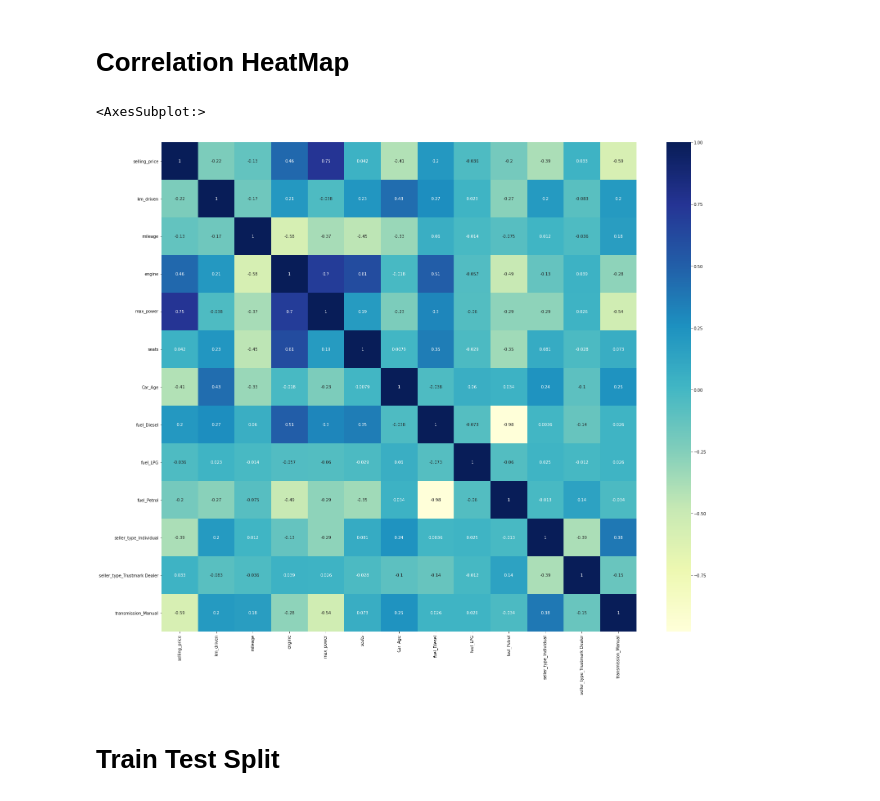
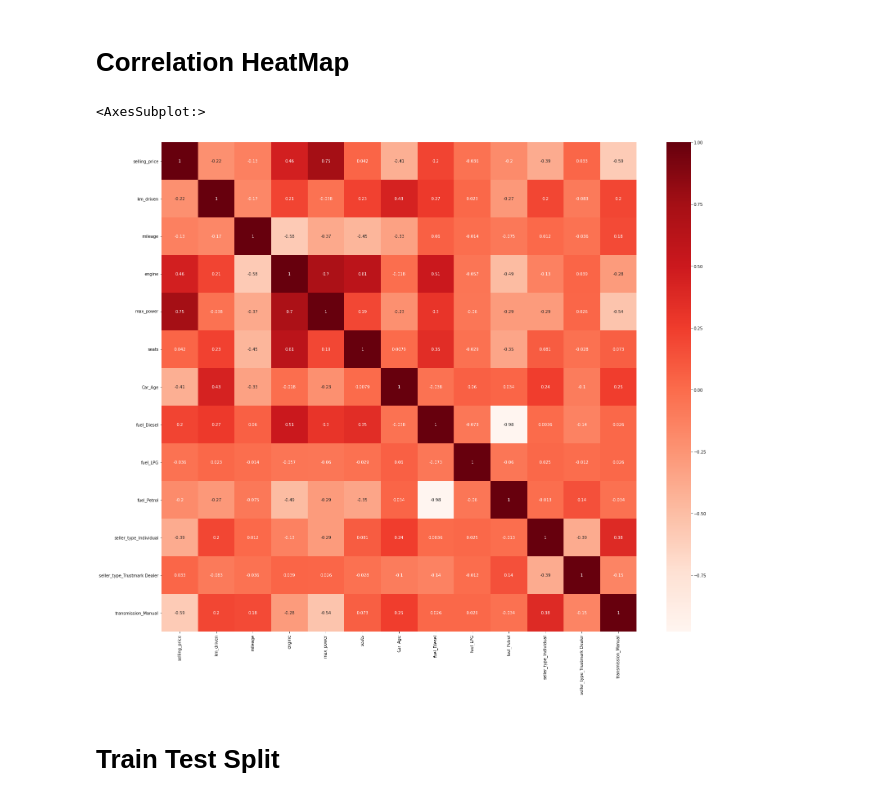
Before and after one commit to Merttetikoz/Car-Price-Prediction, a Jupyter notebook: Car Price Prediction.ipynb, the cells around one changed output. Drawn from its saved outputs; the diff is of its cells as text; code cells hidden in the pictures.

```diff
--- a/Car Price Prediction.ipynb
+++ b/Car Price Prediction.ipynb
@@ -231,12 +213,12 @@ sns.pairplot(car)
 # %%
 correlations = car.corr()
 
 indx=correlations.index
 plt.figure(figsize=(26,22))
-sns.heatmap(car[indx].corr(),annot=True,cmap="YlGnBu")
+sns.heatmap(car[indx].corr(),annot=True,cmap="Reds")
 # %% [output]
 <AxesSubplot:>
-[figure, old version]
+[figure, new version]
 # %% [markdown]
 # Train Test Split
 # %%
```
Also changed, not shown: parts of 5 cells of this notebook.
